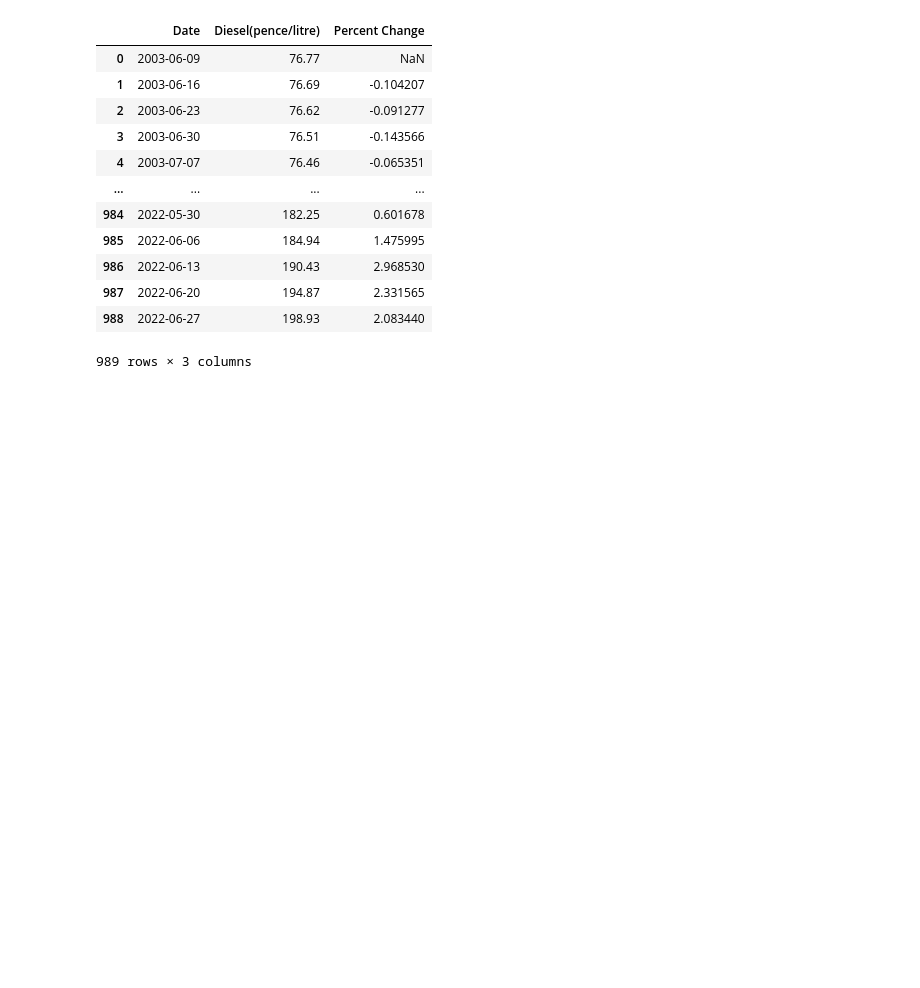
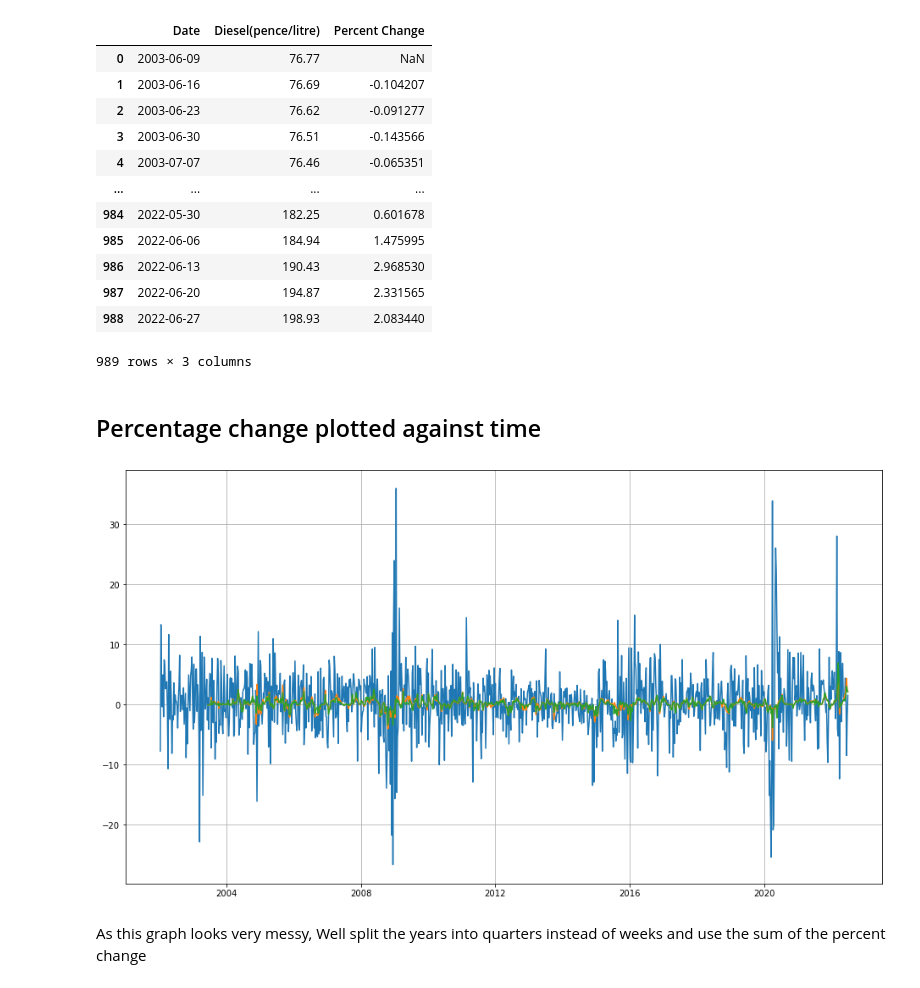
Before and after one commit to wozza0212/petrol_price_data_analysis, a Jupyter notebook: Relationship of Petrol, Diesel and Oil prices in the UK.ipynb, the cells around one changed output. Saved outputs shown, nothing was run; the diff lists cells and outputs as text; code cells hidden in the pictures; blank space fills up the shorter version.

Commit message:
New charts

```diff
--- a/Relationship of Petrol, Diesel and Oil prices in the UK.ipynb
+++ b/Relationship of Petrol, Diesel and Oil prices in the UK.ipynb
@@ -199,3 +199,16 @@ See the caveats in the documentation: https://pandas.pydata.org/pandas-docs/stab
 | 987 | 2022-06-20 | 194.87 | 2.331565 |
 | 988 | 2022-06-27 | 198.93 | 2.083440 |
 989 rows × 3 columns
+# %% [markdown]
+##  Percentage change plotted against time
+# %%
+plt.figure(figsize=(16,9))
+plt.plot(oil_price['Date'], oil_price['Percent Change'],  label='Change in Oil Price')
+plt.plot(petrol_price['Date'], petrol_price['Percent Change'],  label='Change in Petrol Price')
+plt.plot(diesel_price['Date'], diesel_price['Percent Change'],  label='Change in Diesel Price')
+plt.grid()
+plt.show()
+# %% [output]
+[figure, added]
+# %% [markdown]
+As this graph looks very messy, Well split the years into quarters instead of weeks and use the sum of the percent change
```
Also changed, not shown: parts of 9 cells of this notebook.
